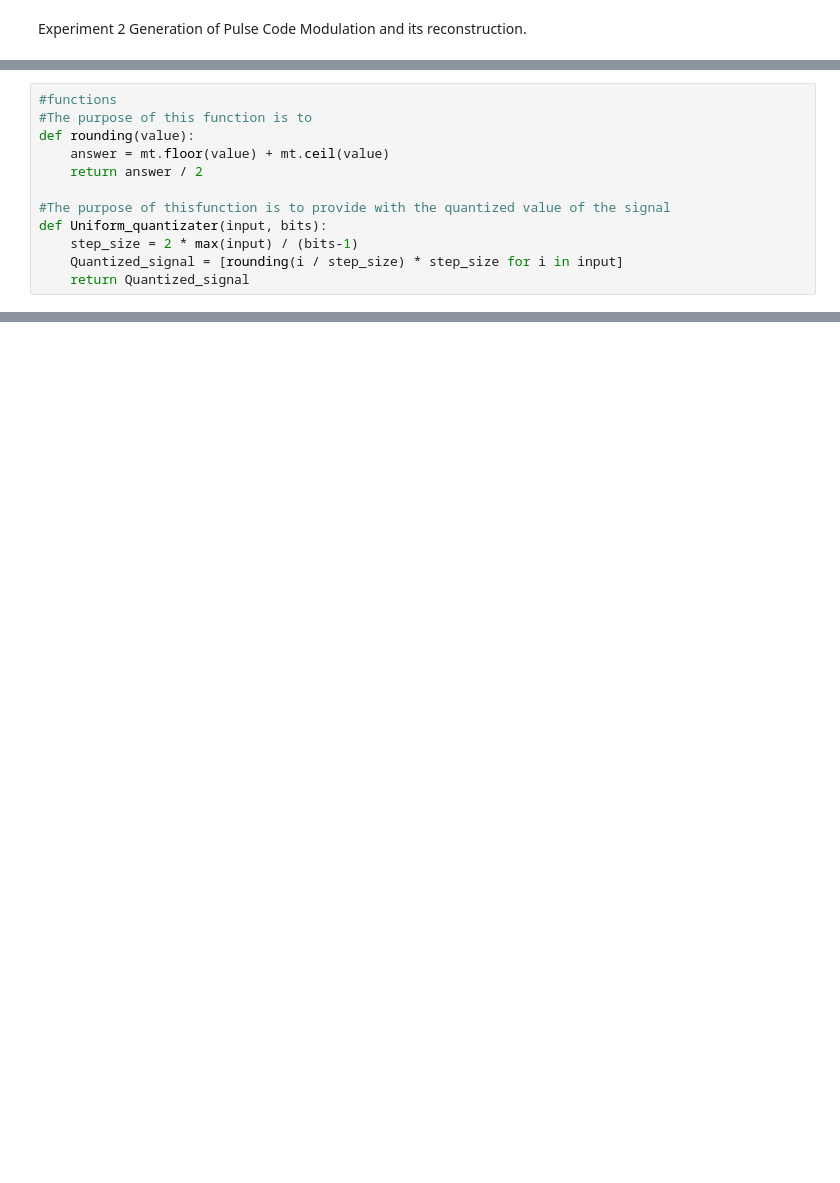
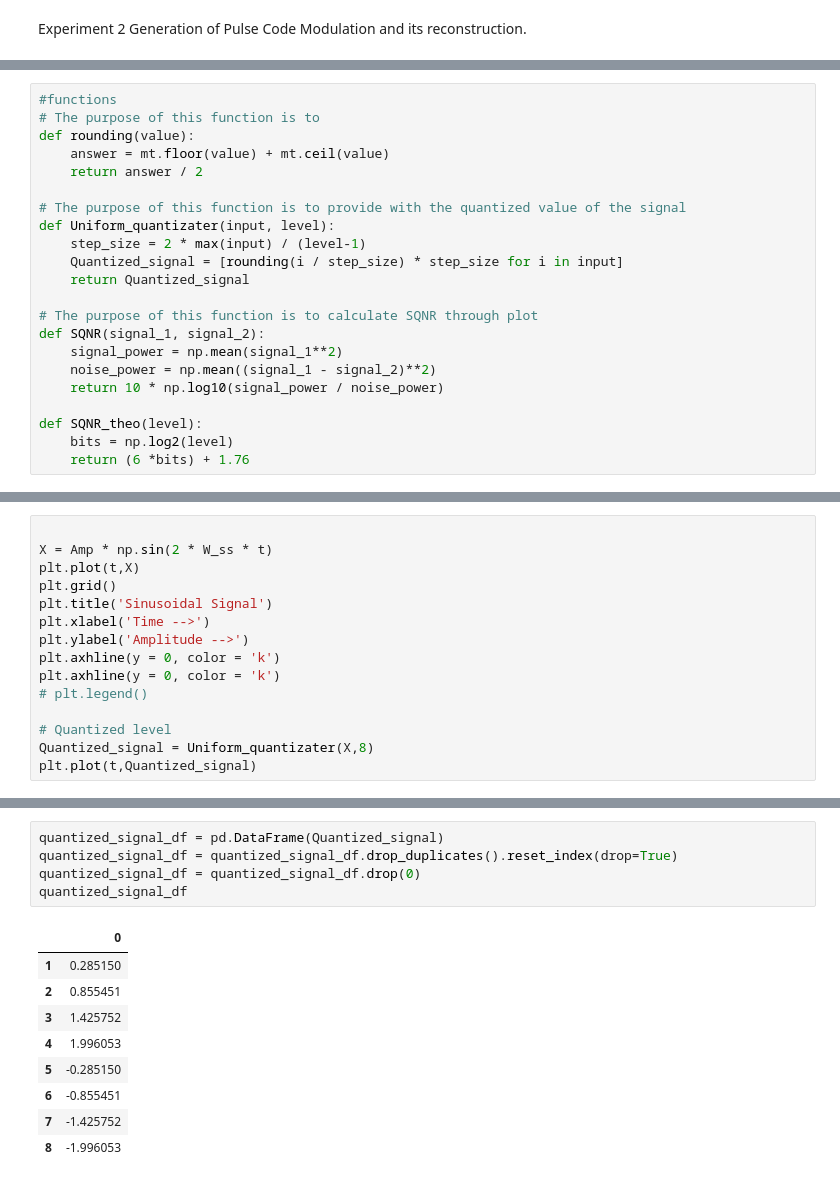
Before and after one commit to ParasKore2003/Digital-Communication-Lab, a Jupyter notebook: Digital Communication/Lab record/Lab2.ipynb, the cells around one changed output, grey strips where cells are left out. Saved outputs shown, nothing was run; the diff lists cells and outputs as text; blank space fills up the shorter version.

```diff
--- a/Digital Communication/Lab record/Lab2.ipynb
+++ b/Digital Communication/Lab record/Lab2.ipynb
@@ -9,15 +10,25 @@ import math as mt
 # %%
 #functions
-#The purpose of this function is to
+# The purpose of this function is to
 def rounding(value):
     answer = mt.floor(value) + mt.ceil(value)
     return answer / 2
 
-#The purpose of thisfunction is to provide with the quantized value of the signal
-def Uniform_quantizater(input, bits):
-    step_size = 2 * max(input) / (bits-1)
+# The purpose of this function is to provide with the quantized value of the signal
+def Uniform_quantizater(input, level):
+    step_size = 2 * max(input) / (level-1)
     Quantized_signal = [rounding(i / step_size) * step_size for i in input]
     return Quantized_signal
+
+# The purpose of this function is to calculate SQNR through plot
+def SQNR(signal_1, signal_2):
+    signal_power = np.mean(signal_1**2)
+    noise_power = np.mean((signal_1 - signal_2)**2)
+    return 10 * np.log10(signal_power / noise_power)
+
+def SQNR_theo(level):
+    bits = np.log2(level)
+    return (6 *bits) + 1.76
 # %%
 #Sinusoidal Signal
 Amp = 2   #Amplitude of the sinusoidal signal
@@ -58,0 +56,15 @@ arr
+# %%
+
+X = Amp * np.sin(2 * W_ss * t)
+plt.plot(t,X)
+plt.grid()
+plt.title('Sinusoidal Signal')
+plt.xlabel('Time -->')
+plt.ylabel('Amplitude -->')
+plt.axhline(y = 0, color = 'k')
+plt.axhline(y = 0, color = 'k')
+# plt.legend()
+
+# Quantized level
+Quantized_signal = Uniform_quantizater(X,8)
+plt.plot(t,Quantized_signal)
@@ -58,0 +74,15 @@ arr
+# %%
+quantized_signal_df = pd.DataFrame(Quantized_signal)
+quantized_signal_df = quantized_signal_df.drop_duplicates().reset_index(drop=True)
+quantized_signal_df = quantized_signal_df.drop(0)
+quantized_signal_df
+# %% [output]
+|  | 0 |
+| 1 | 0.285150 |
+| 2 | 0.855451 |
+| 3 | 1.425752 |
+| 4 | 1.996053 |
+| 5 | -0.285150 |
+| 6 | -0.855451 |
+| 7 | -1.425752 |
+| 8 | -1.996053 |
```
Also changed, not shown: parts of 6 cells of this notebook.
